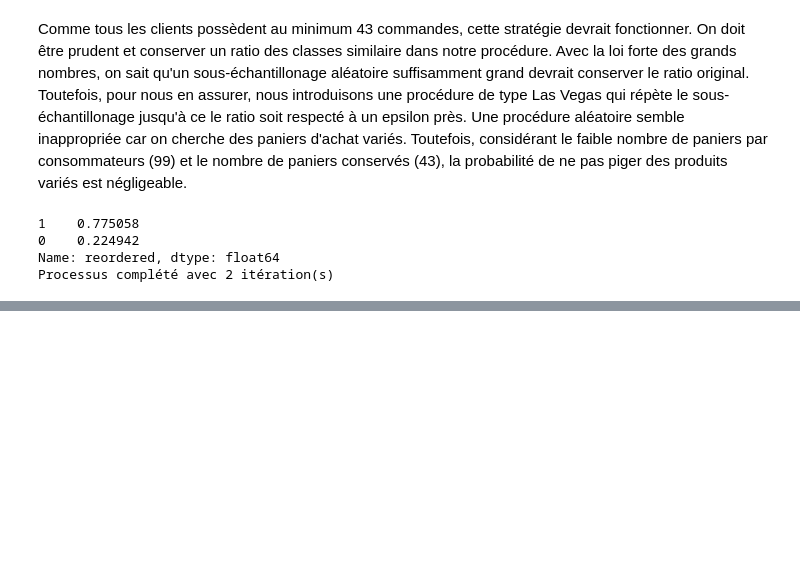
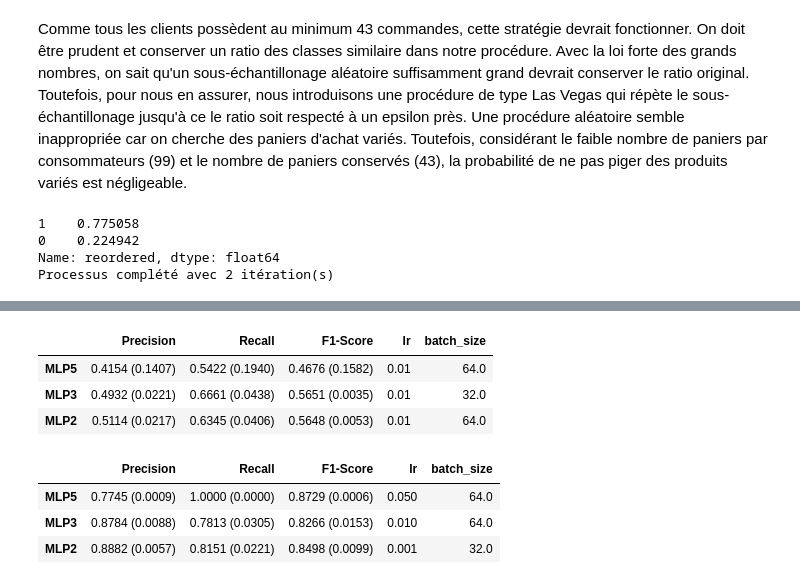
Before and after one commit to ireydiak/fraud_detection, a Jupyter notebook: TP2/JC/groupe5_tp2.ipynb, the cells around one changed output, grey strips where cells are left out. Cells and saved outputs as stored; diff of their text form; code cells hidden in the pictures; blank space fills up the shorter version.

```diff
--- a/TP2/JC/groupe5_tp2.ipynb
+++ b/TP2/JC/groupe5_tp2.ipynb
@@ -356,0 +368,18 @@ results_df
+# %%
+# Résultats lorsque la classe d'intérêt est `reordered=0`
+results_df = pd.read_csv("./results/instacart_results_pos_label_0.csv", index_col=0)
+results_df
+# %% [output]
+|  | Precision | Recall | F1-Score | lr | batch_size |
+| MLP5 | 0.4154 (0.1407) | 0.5422 (0.1940) | 0.4676 (0.1582) | 0.01 | 64.0 |
+| MLP3 | 0.4932 (0.0221) | 0.6661 (0.0438) | 0.5651 (0.0035) | 0.01 | 32.0 |
+| MLP2 | 0.5114 (0.0217) | 0.6345 (0.0406) | 0.5648 (0.0053) | 0.01 | 64.0 |
+# %%
+# Résultats lorsque la classe d'intérêt est `reordered=1`
+results_df = pd.read_csv("./results/instacart_results_pos_label_1.csv", index_col=0)
+results_df
+# %% [output]
+|  | Precision | Recall | F1-Score | lr | batch_size |
+| MLP5 | 0.7745 (0.0009) | 1.0000 (0.0000) | 0.8729 (0.0006) | 0.050 | 64.0 |
+| MLP3 | 0.8784 (0.0088) | 0.7813 (0.0305) | 0.8266 (0.0153) | 0.010 | 64.0 |
+| MLP2 | 0.8882 (0.0057) | 0.8151 (0.0221) | 0.8498 (0.0099) | 0.001 | 32.0 |
```
Also changed, not shown: parts of 12 cells of this notebook, 4 other files.
